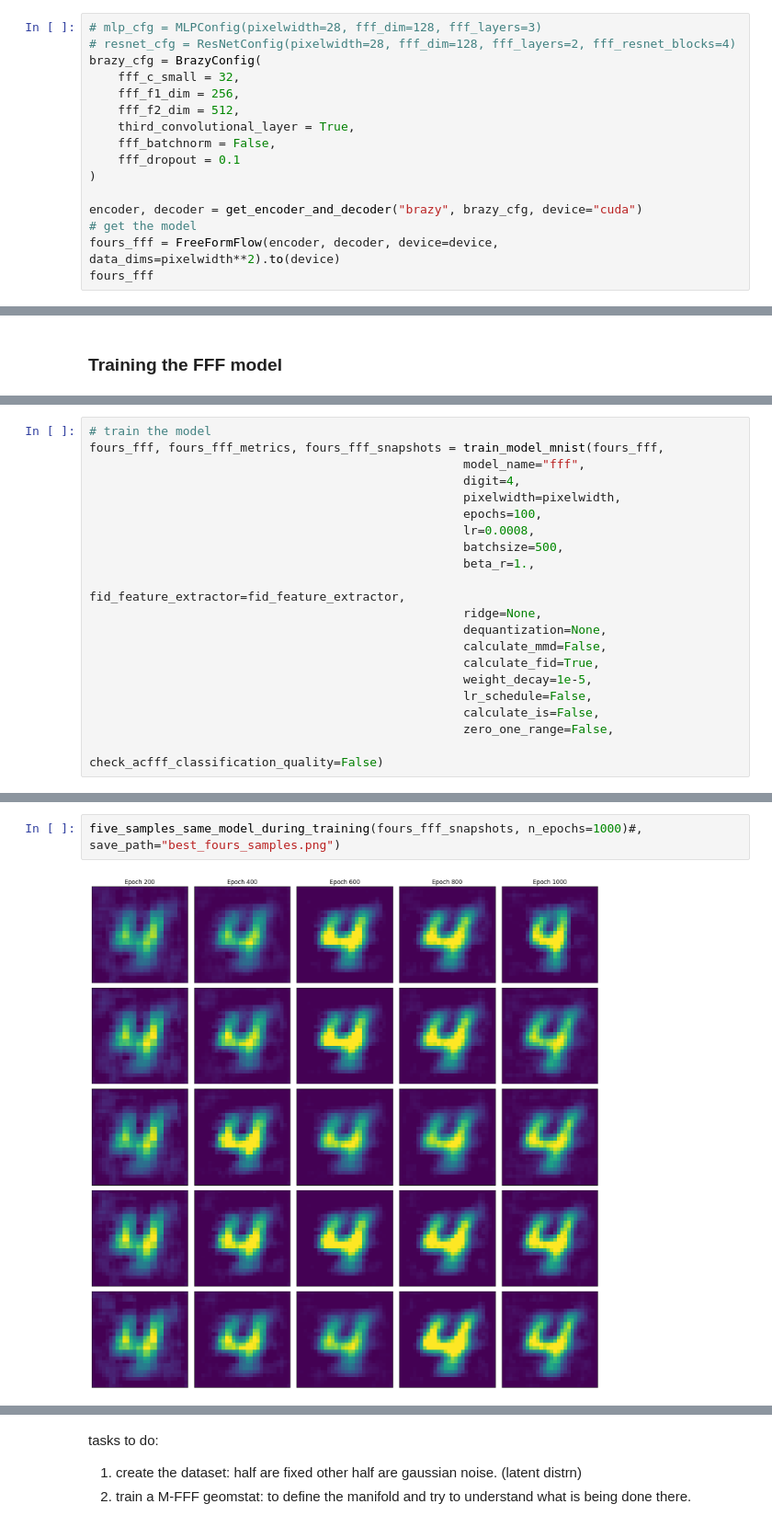
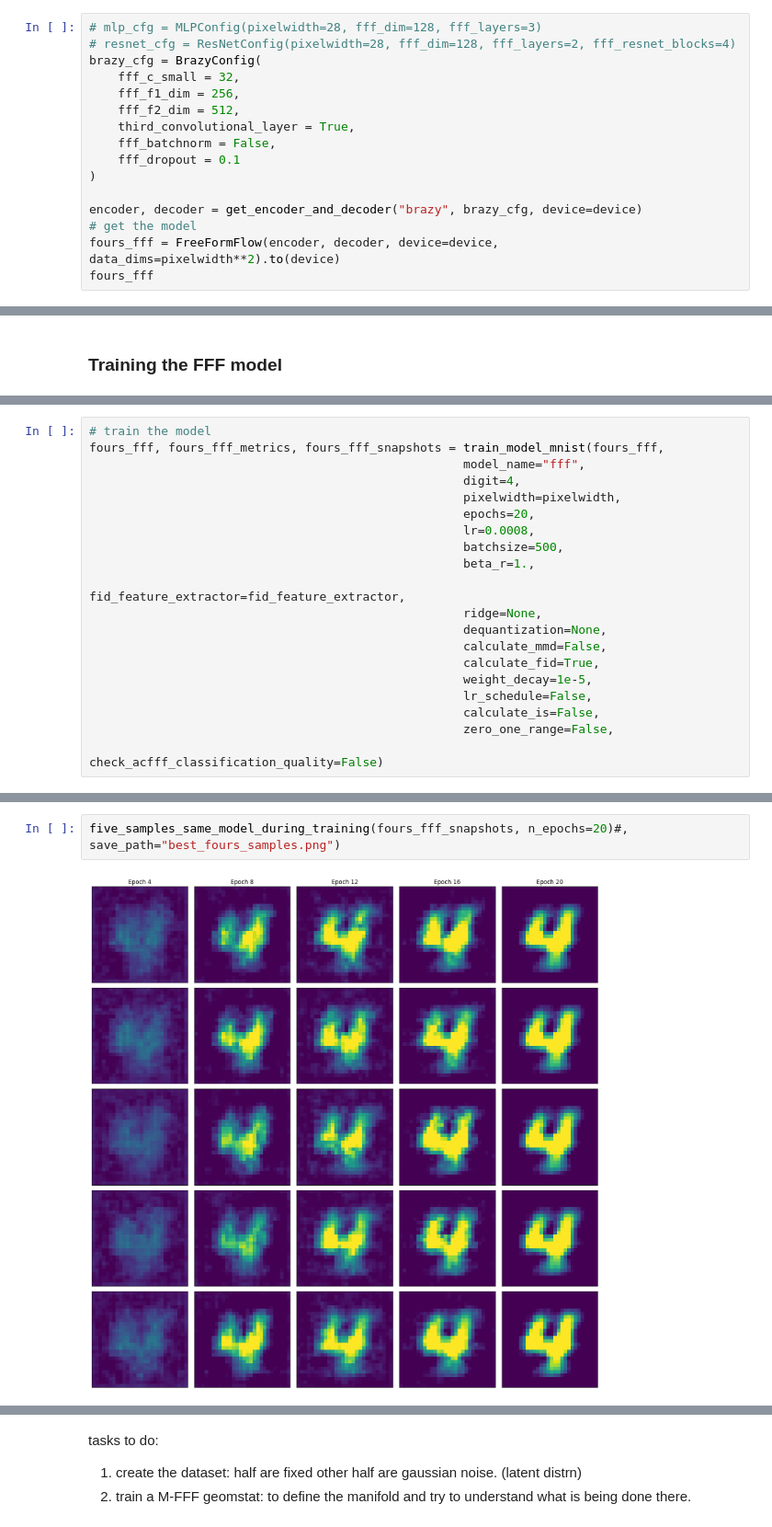
Before and after one commit to neelkanthrawat/pixelwise_unmasking, a Jupyter notebook: scripts/notebooks/mnist_expt_fff.ipynb, the cells around one changed output, grey strips where cells are left out. Shown at 92% size. Saved outputs shown, nothing was run; the diff lists cells and outputs as text.

```diff
--- a/scripts/notebooks/mnist_expt_fff.ipynb
+++ b/scripts/notebooks/mnist_expt_fff.ipynb
@@ -53,7 +54,7 @@ brazy_cfg = BrazyConfig(
     fff_dropout = 0.1
 )
 
-encoder, decoder = get_encoder_and_decoder("brazy", brazy_cfg, device="cuda")
+encoder, decoder = get_encoder_and_decoder("brazy", brazy_cfg, device=device)
 # get the model
 fours_fff = FreeFormFlow(encoder, decoder, device=device, data_dims=pixelwidth**2).to(device)
 fours_fff
@@ -112,7 +113,7 @@ fours_fff, fours_fff_metrics, fours_fff_snapshots = train_model_mnist(fours_fff,
                                                     model_name="fff",
                                                     digit=4,
                                                     pixelwidth=pixelwidth,
-                                                    epochs=100,
+                                                    epochs=20,
                                                     lr=0.0008,
                                                     batchsize=500,
                                                     beta_r=1.,
@@ -134,7 +135,7 @@ import numpy as np
 # %%
-five_samples_same_model_during_training(fours_fff_snapshots, n_epochs=1000)#, save_path="best_fours_samples.png")
+five_samples_same_model_during_training(fours_fff_snapshots, n_epochs=20)#, save_path="best_fours_samples.png")
 # %% [output]
-[figure, old version]
+[figure, new version]
 # %%
 line1 = plt.plot(fours_fff_metrics["loss"], label="Loss")[0]
 plt.yscale("log")
```
Also changed, not shown: parts of 6 cells of this notebook, 1 other file.
